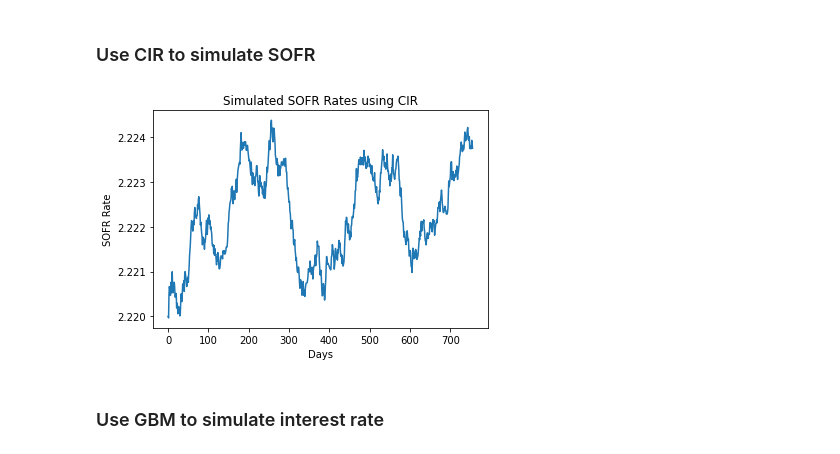
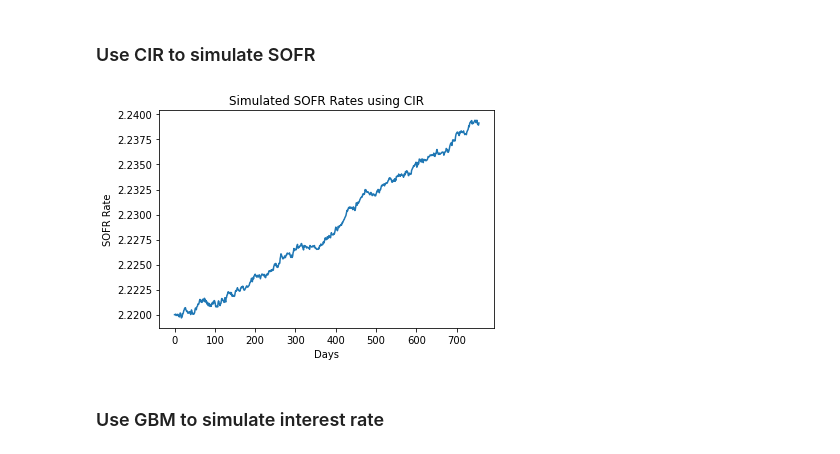
Before and after one commit to rl3279/2023_ieor4735, a Jupyter notebook: FinalProjectStructure.ipynb, the cells around one changed output. Saved outputs shown, nothing was run; the diff lists cells and outputs as text; code cells hidden in the pictures.

```diff
--- a/FinalProjectStructure.ipynb
+++ b/FinalProjectStructure.ipynb
@@ -25,6 +26,7 @@ delta = 3
 k = 1
 k_prime = 1
 t = '2015-11-01'
+days = 252
 start_date = datetime.strptime(t, '%Y-%m-%d').date() + relativedelta(years=T)
 end_date = start_date + relativedelta(months=delta)
 start_date = start_date.strftime('%Y-%m-%d')
@@ -176,10 +138,15 @@ plt.show()
 ## CIR
 sofr_rates = sofr_data['Rate (%)'].copy()
 def param_CIR(historical):
-    delta_r = ((historical.diff() / np.sqrt(historical))).dropna()
+    dt = 1/252  # Time increment
+
+    # Adjust delta_r calculation to include dt
+    delta_r = (historical.diff() / (np.sqrt(historical) * np.sqrt(dt))).dropna()
+
     # Calculate the independent variables X1 and X2
-    X1 = np.full_like(delta_r, 1 / np.sqrt(historical[:-1]))
+    X1 = np.full_like(delta_r, 1 / (np.sqrt(historical[:-1]) * np.sqrt(dt)))
     X2 = -np.sqrt(historical[:-1])
+
     X = np.column_stack((X1, X2))
 
     # Add a constant to the independent variables
@@ -190,35 +157,35 @@ def param_CIR(historical):
 
     # Extracting parameters
     ab_est, a_est = model.params[1], -model.params[2]
     sigma_est = model.bse[1]
 
     # You would need additional information to separate `a` and `b`
     b_est = ab_est / a_est
-    return a_est,b_est, sigma_est
+    return a_est, b_est, sigma_est
 def simulate_CIR(sofr_rates, days=days*T):
     dt = 1/252
     rates = [sofr_rates.iloc[-1]]
     historical = sofr_rates
     for i in range(1, days):
         a,b,sigma = param_CIR(historical)
         dr = a * (b - rates[-1]) * dt + sigma * np.sqrt(rates[-1]) * np.random.normal() * np.sqrt(dt)
         if max(rates[-1] + dr,0) > 0:
             rates.append(rates[-1] + dr)
             historical[len(historical)] = rates[-1]
 
 
     return rates
 
 simulated_rates = simulate_CIR(sofr_rates)
 
 # Step 5: Plot the Results
 plt.plot(simulated_rates)
 plt.title('Simulated SOFR Rates using CIR')
 plt.xlabel('Days')
 plt.ylabel('SOFR Rate')
 plt.show()
 # %% [output]
-[figure, old version]
+[figure, new version]
 # %% [markdown]
 ### Use GBM to simulate interest rate
 # %%
```
Also changed, not shown: parts of 6 cells of this notebook.
